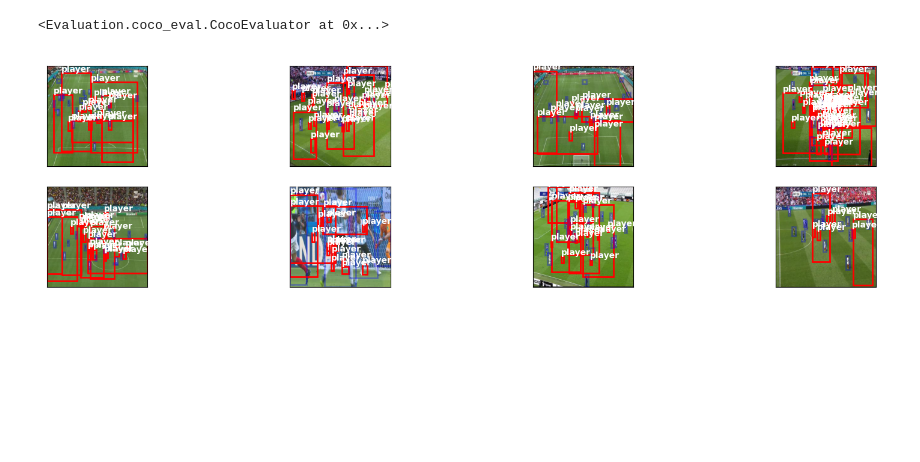
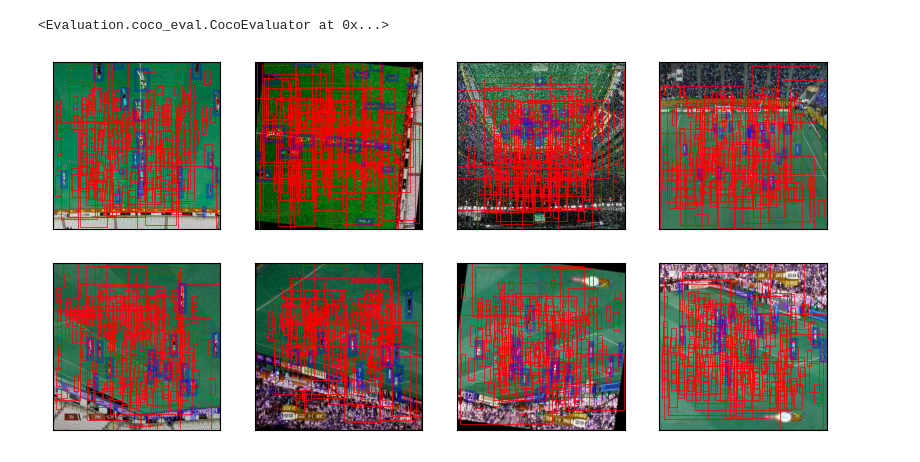
Before and after one commit to daniel-macrae/DeepLearning-2023, a Jupyter notebook: quickModelEvaluation.ipynb, the cells around one changed output. Saved outputs shown, nothing was run; the diff lists cells and outputs as text; code cells hidden in the pictures; blank space fills up the shorter version.

```diff
--- a/quickModelEvaluation.ipynb
+++ b/quickModelEvaluation.ipynb
@@ -120,7 +121,7 @@ Colours = ['r','g','b']
 
 def visualize_imgs(imgs, annotations, true_annotations, rows, cols, threshold, tensors=False):
     CLASSES = ["","ball", "player"]
-    fig = plt.figure(figsize=(20,10))
+    fig = plt.figure(figsize=(10,10))
 
     for i in range(len(imgs)):
         ax = fig.add_subplot(rows, cols, i + 1, xticks=[], yticks=[])
@@ -145,35 +146,35 @@ def visualize_imgs(imgs, annotations, true_annotations, rows, cols, threshold, t
                 continue
             top, left = int(box[0]), int(box[1])
             width = int(box[2] - box[0])
             height = int(box[3] - box[1])
 
             #top, left, width, height = [448*i for i in boxes[i][0:]]
-            rect = patches.Rectangle((top, left), width, height, edgecolor='r', facecolor='none', linewidth=2.0)
+            rect = patches.Rectangle((top, left), width, height, edgecolor='r', facecolor='none', linewidth=0.5)
             ax.add_patch(rect)
 
-            ax.text(top, left, CLASSES[int(labels[j])], horizontalalignment='left', verticalalignment='bottom', color='white', weight='bold')
+            #ax.text(top, left, CLASSES[int(labels[j])], horizontalalignment='left', verticalalignment='bottom', color='white', weight='bold')
 
         for j, box in enumerate(true_boxes):
             top, left = int(box[0]), int(box[1])
             width = int(box[2] - box[0])
             height = int(box[3] - box[1])
 
             #top, left, width, height = [448*i for i in boxes[i][0:]]
             rect = patches.Rectangle((top, left), width, height, edgecolor='b', alpha=0.3, facecolor='none', linewidth=2.0)
             ax.add_patch(rect)
 
             # ax.text(top, left, CLASSES[int(labels[j])], horizontalalignment='left', verticalalignment='bottom', color='white', weight='bold')
 
     plt.show()
 
 
 model.eval()
-images, targets = next(iter(test_loader))
+images, targets = next(iter(train_loader))
 images = list(image.to(device) for image in images)
 preds = model(images)
 
-threshold = 0.25
+threshold = 0.2
 
 fig = visualize_imgs(images, preds, targets, rows=4, cols=4, threshold = threshold, tensors=True)
 # %% [output]
-[figure, old version]
+[figure, new version]
```
Also changed, not shown: parts of 1 cell of this notebook, 6 other files.
